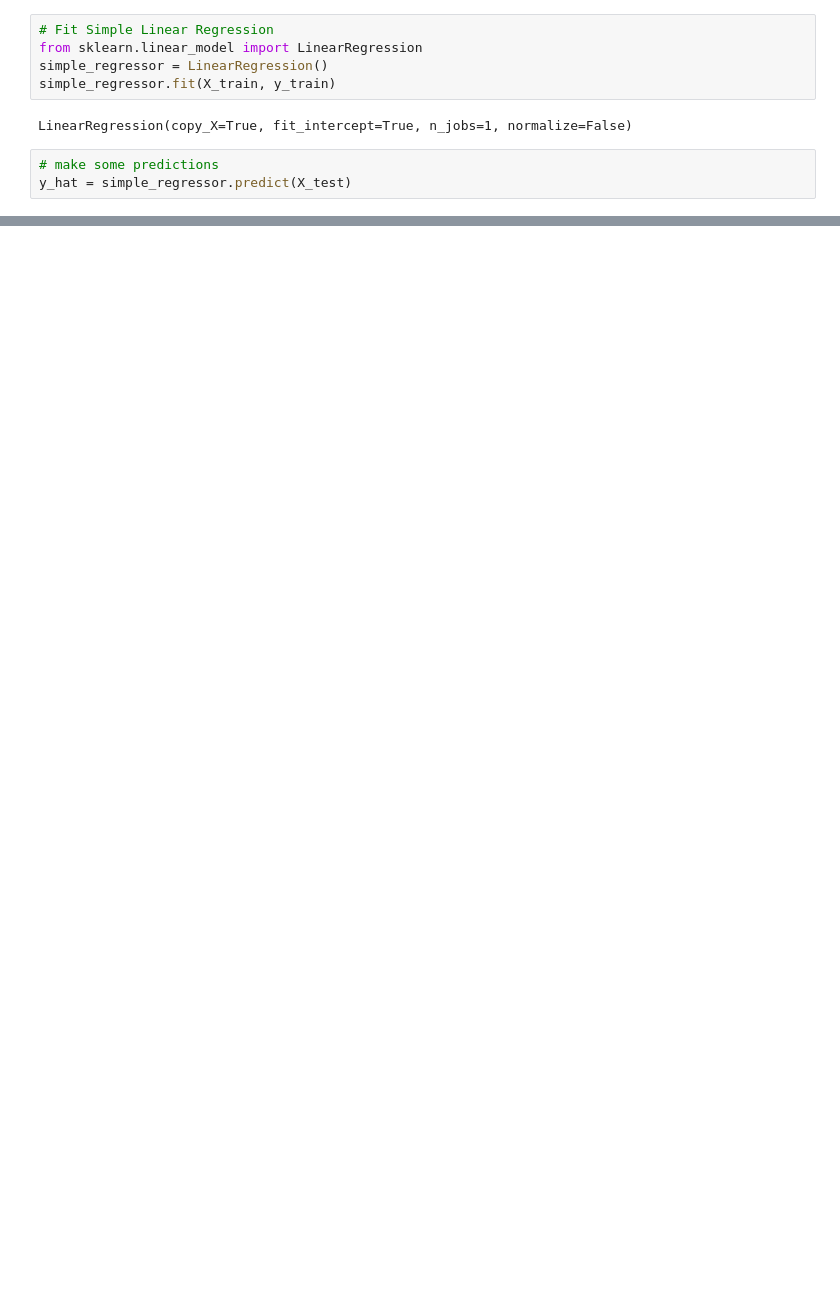
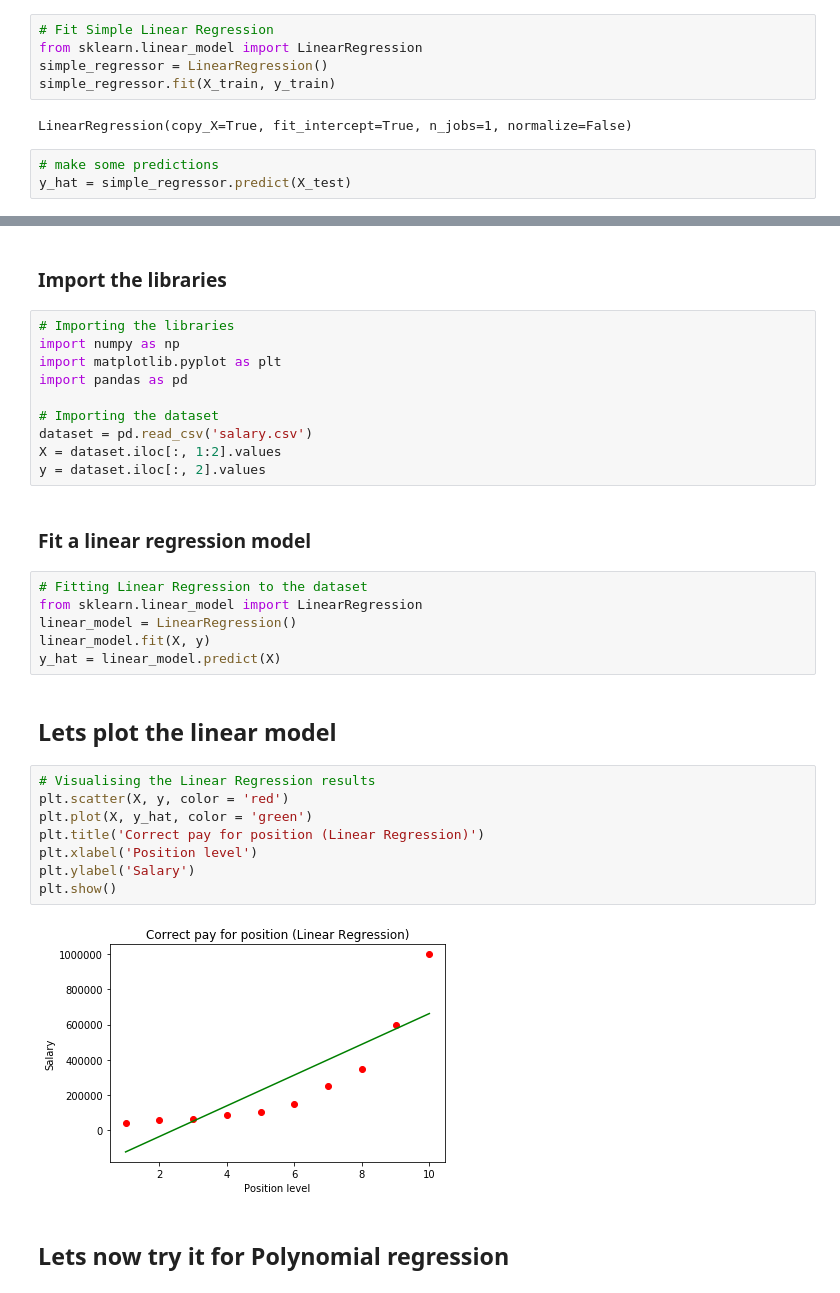
Before and after one commit to kevkid/eduexplora_intro_ML, a Jupyter notebook: lecture_3/Lecture_3.ipynb, the cells around one changed output, grey strips where cells are left out. Saved outputs shown, nothing was run; the diff lists cells and outputs as text; blank space fills up the shorter version.

```diff
--- a/lecture_3/Lecture_3.ipynb
+++ b/lecture_3/Lecture_3.ipynb
@@ -41,0 +90,34 @@ array([263496.97439589])
+# %% [markdown]
+### Import the libraries
+# %%
+# Importing the libraries
+import numpy as np
+import matplotlib.pyplot as plt
+import pandas as pd
+
+# Importing the dataset
+dataset = pd.read_csv('salary.csv')
+X = dataset.iloc[:, 1:2].values
+y = dataset.iloc[:, 2].values
+# %% [markdown]
+### Fit a linear regression model
+# %%
+# Fitting Linear Regression to the dataset
+from sklearn.linear_model import LinearRegression
+linear_model = LinearRegression()
+linear_model.fit(X, y)
+y_hat = linear_model.predict(X)
+# %% [markdown]
+## Lets plot the linear model
+# %%
+# Visualising the Linear Regression results
+plt.scatter(X, y, color = 'red')
+plt.plot(X, y_hat, color = 'green')
+plt.title('Correct pay for position (Linear Regression)')
+plt.xlabel('Position level')
+plt.ylabel('Salary')
+plt.show()
+# %% [output]
+[figure, added]
+# %% [markdown]
+## Lets now try it for Polynomial regression
```
Also changed, not shown: parts of 34 cells of this notebook, 1 other file.
